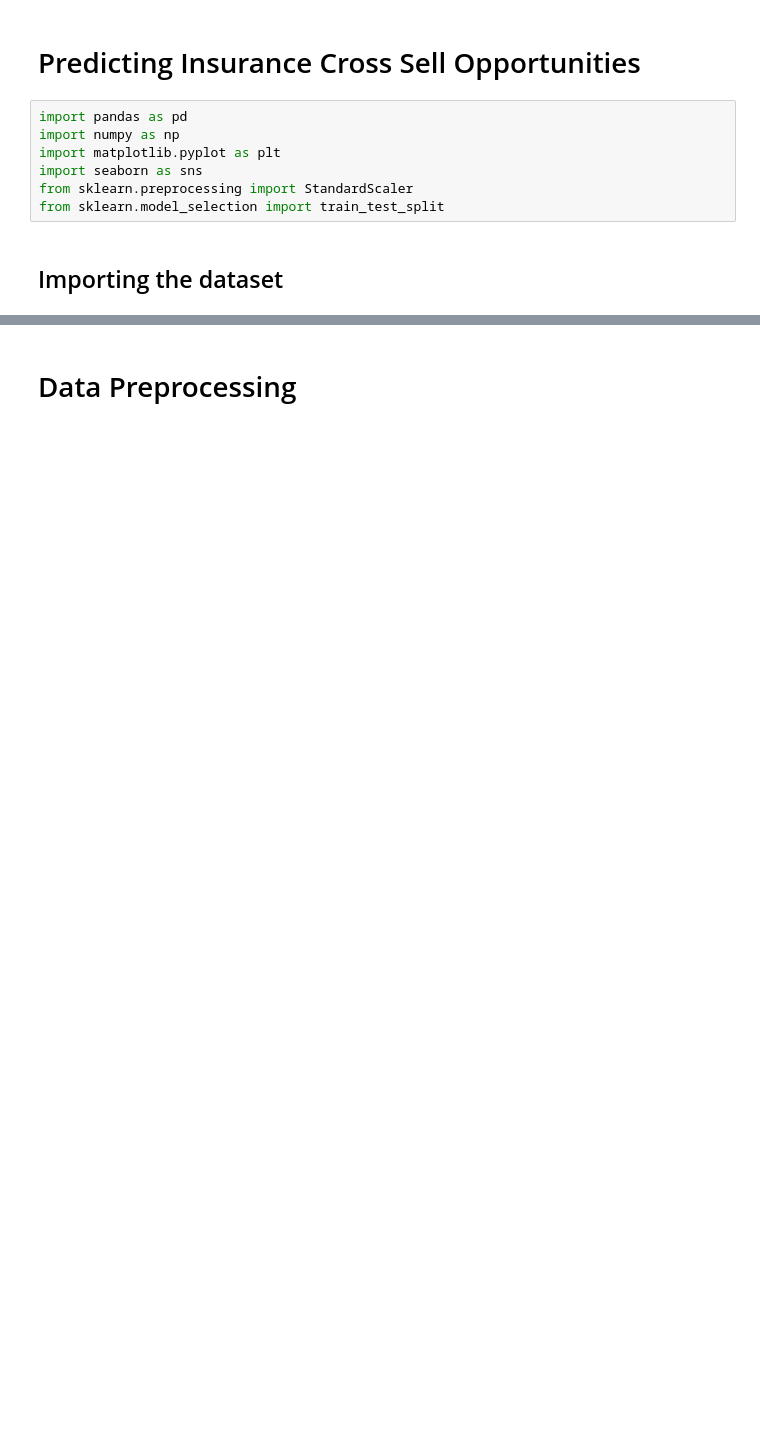
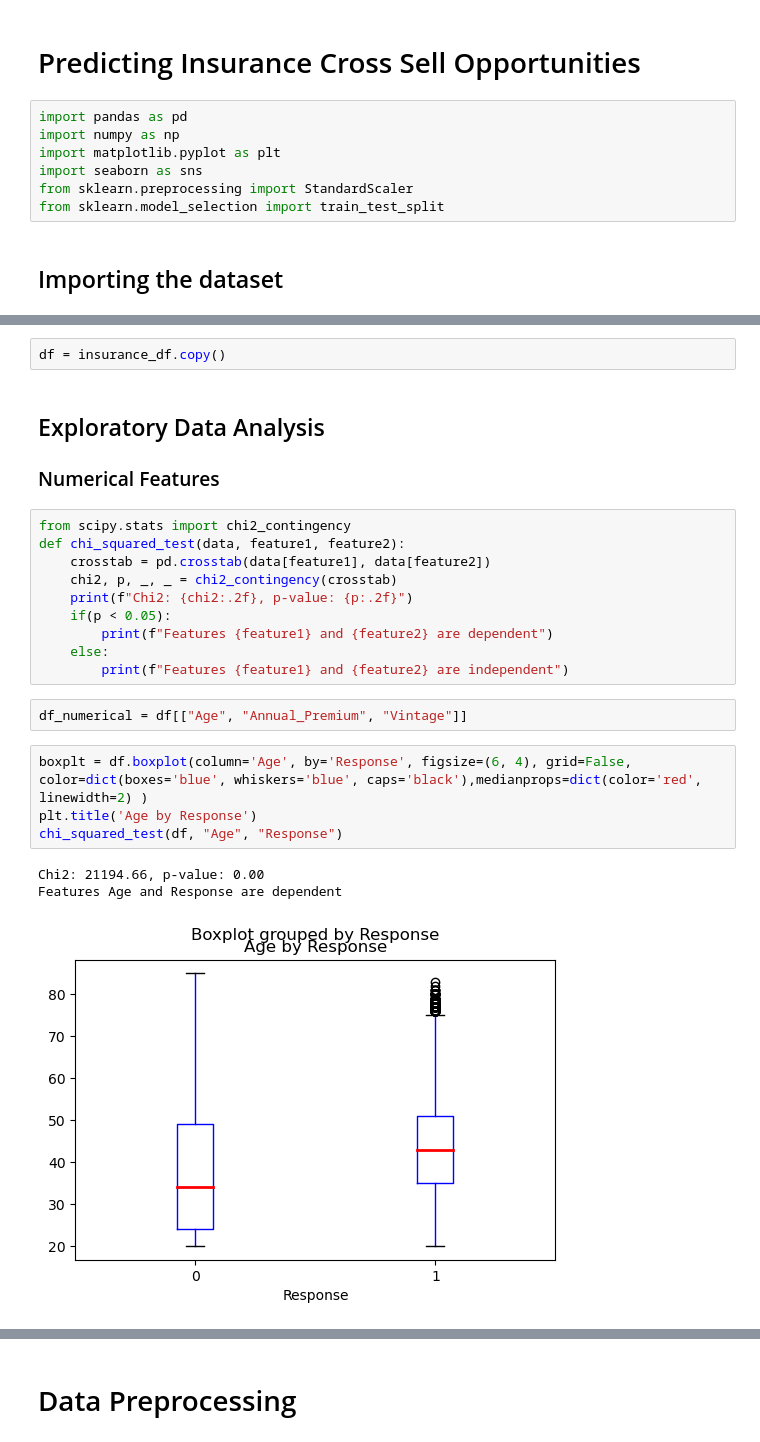
Before and after one commit to EnricoMiche1210760/Predicting_Insurance_Cross_Sell_Opportunities, a Jupyter notebook: main.ipynb, the cells around one changed output, grey strips where cells are left out. Saved outputs shown, nothing was run; the diff lists cells and outputs as text; blank space fills up the shorter version.

```diff
--- a/main.ipynb
+++ b/main.ipynb
@@ -52,0 +54,25 @@ The target variable is 'Response' which is a binary variable.
+# %%
+df = insurance_df.copy()
+# %% [markdown]
+## Exploratory Data Analysis
+### Numerical Features
+# %%
+from scipy.stats import chi2_contingency
+def chi_squared_test(data, feature1, feature2):
+    crosstab = pd.crosstab(data[feature1], data[feature2])
+    chi2, p, _, _ = chi2_contingency(crosstab)
+    print(f"Chi2: {chi2:.2f}, p-value: {p:.2f}")
+    if(p < 0.05):
+        print(f"Features {feature1} and {feature2} are dependent")
+    else:
+        print(f"Features {feature1} and {feature2} are independent")
+# %%
+df_numerical = df[["Age", "Annual_Premium", "Vintage"]]
+# %%
+boxplt = df.boxplot(column='Age', by='Response', figsize=(6, 4), grid=False, color=dict(boxes='blue', whiskers='blue', caps='black'),medianprops=dict(color='red', linewidth=2) )
+plt.title('Age by Response')
+chi_squared_test(df, "Age", "Response")
+# %% [output]
+Chi2: 21194.66, p-value: 0.00
+Features Age and Response are dependent
+[figure, added]
```
Also changed, not shown: parts of 63 cells of this notebook.
